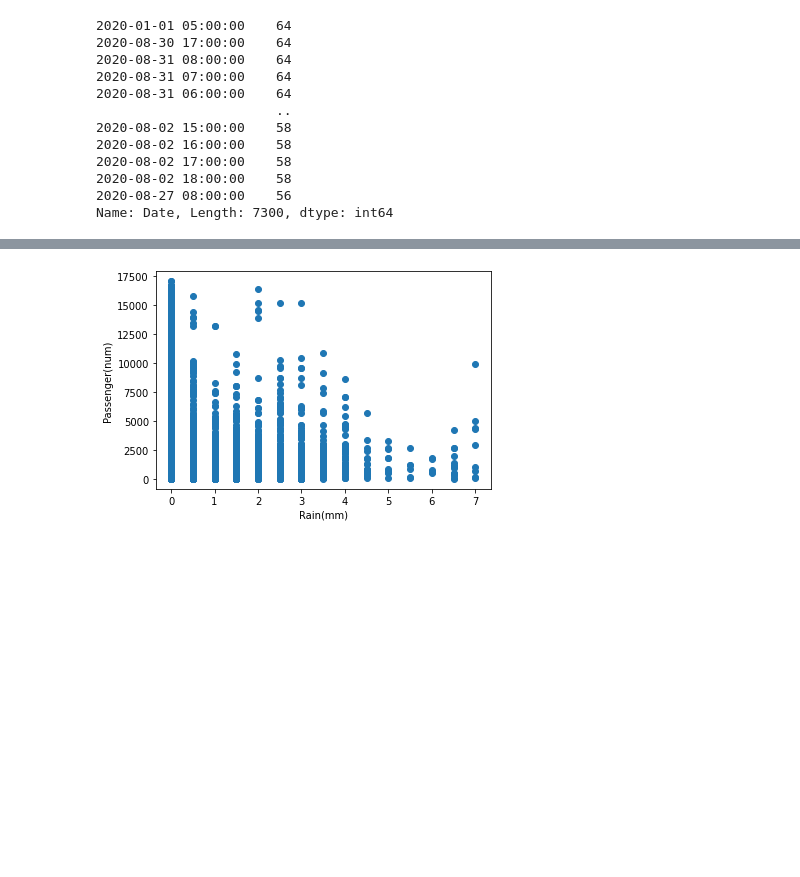
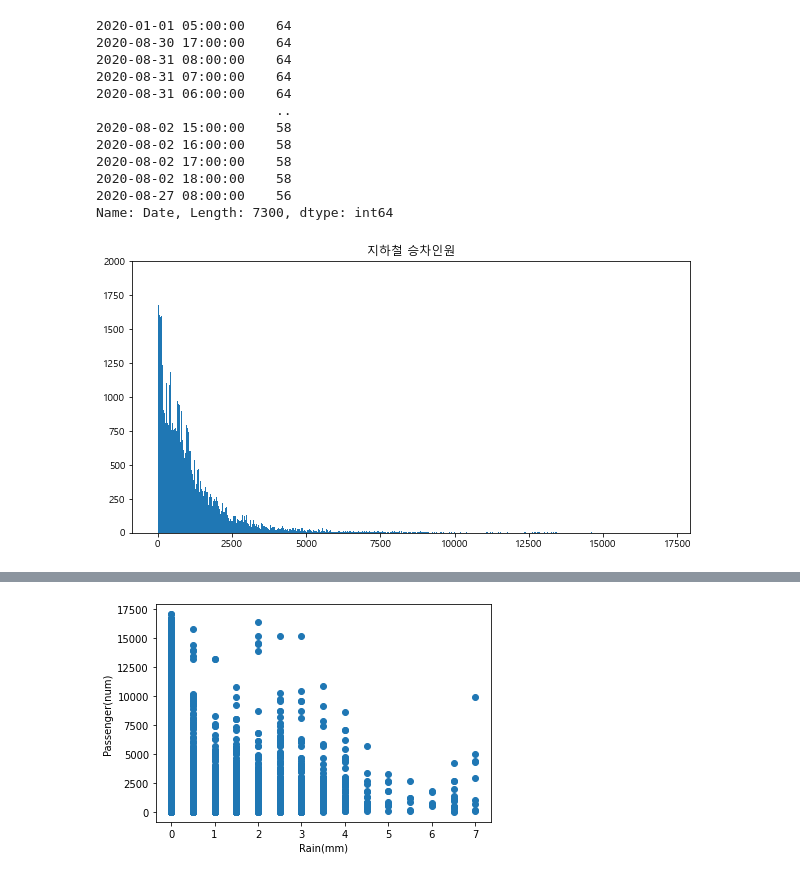
Before and after one commit to HyeongSeok-Park/Academy_Second_Project, a Jupyter notebook: 데이터 전처리 및 시각화.ipynb, the cells around one changed output, grey strips where cells are left out. Saved outputs shown, nothing was run; the diff lists cells and outputs as text; code cells hidden in the pictures; blank space fills up the shorter version.

```diff
--- a/데이터 전처리 및 시각화.ipynb
+++ b/데이터 전처리 및 시각화.ipynb
@@ -713,3 +713,13 @@ total_data['Date'].value_counts()
 2020-08-02 18:00:00    58
 2020-08-27 08:00:00    56
 Name: Date, Length: 7300, dtype: int64
+# %%
+# 수치형 데이터 시각화
+# 지하철 승차인원
+fig, ax = plt.subplots(1, 1, figsize=(10, 5))
+ax.hist(total_data['Passenger_num'], bins=5000)
+ax.set_ylim(0, 2000)
+ax.set_title('지하철 승차인원')
+plt.show()
+# %% [output]
+[figure, added]
```
Also changed, not shown: parts of 9 cells of this notebook.
